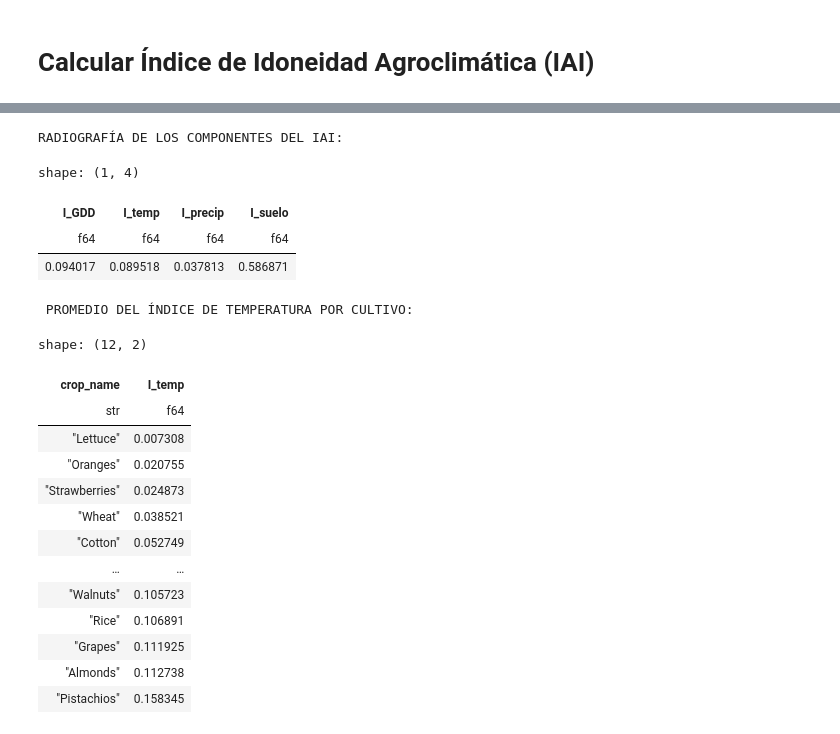
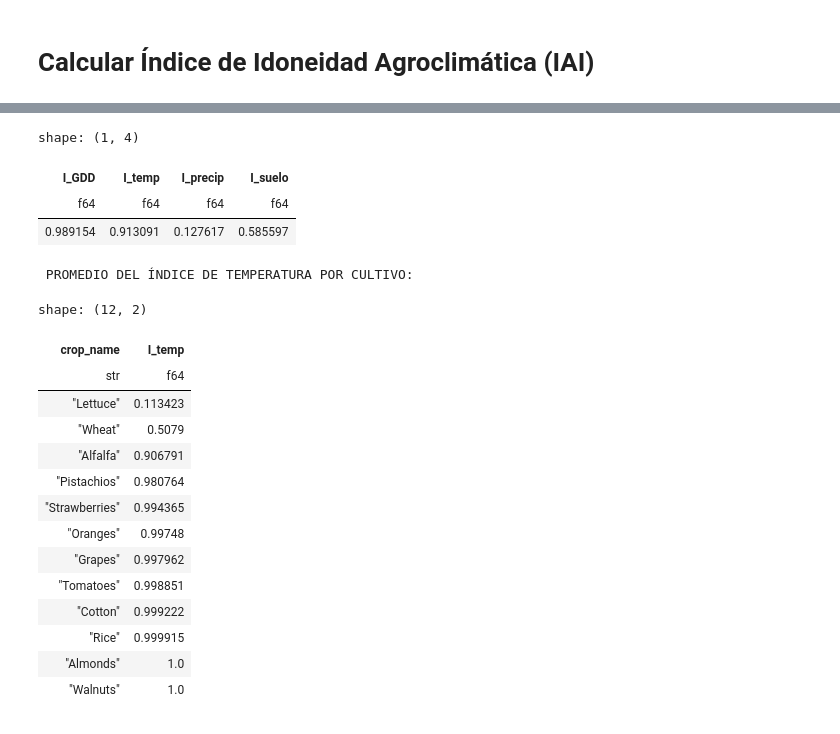
Before and after one commit to lesliemosquera96-netizen/TFM_Recomendador_cultivos, a Jupyter notebook: IAI/Modelado_IAI.ipynb, the cells around one changed output, grey strips where cells are left out. Cells and saved outputs as stored; diff of their text form; code cells hidden in the pictures.

```diff
--- a/IAI/Modelado_IAI.ipynb
+++ b/IAI/Modelado_IAI.ipynb
@@ -18,16 +21,16 @@ def save(fig, name):
     fig.savefig(path,dpi=300, bbox_inches="tight")
     print(f"  [guardado] {path}")
 # %%
-#Cargamos el Dataaset limpio
-df_clean = pl.read_parquet("C:/Users/lesli/Documents/TFM/Data/data_clean.parquet")
+#Cargamos el Dataaset historico limpio
+df_hist_clean = pl.read_parquet("C:/Users/lesli/Documents/TFM/Data/hist_clean.parquet")
 # %% [markdown]
 # Calcular Índice de Idoneidad Agroclimática (IAI)
 # %%
 # Aplicamos la función vectorizada
-df_iai = calculate_iai(df_clean)
+df_iai_hist = calculate_iai(df_hist_clean)
 
 # Extraemos los valores para graficar
-iai_values = df_iai["IAI"].to_numpy()
+iai_values = df_iai_hist["IAI"].to_numpy()
 
 print(f" IAI calculado exitosamente para {len(iai_values):,} parcelas.")
 # %% [output]
@@ -79,31 +82,32 @@ shape: (9, 2)
 | "max" | 1.0 |
 # %%
-print("RADIOGRAFÍA DE LOS COMPONENTES DEL IAI:")
+# Componendes del IAI
+pl.Config.set_tbl_rows(30)
 # Calculamos la media de cada componente individual para toda California
-componentes = df_iai.select(["I_GDD", "I_temp", "I_precip", "I_suelo"]).mean()
+componentes = df_iai_hist.select(["I_GDD", "I_temp", "I_precip", "I_suelo"]).mean()
 display(componentes)
 
 # Y para ver si el problema es general o de un cultivo en específico:
 print("\n PROMEDIO DEL ÍNDICE DE TEMPERATURA POR CULTIVO:")
-display(df_iai.group_by("crop_name").agg(pl.col("I_temp").mean()).sort("I_temp"))
+display(df_iai_hist.group_by("crop_name").agg(pl.col("I_temp").mean()).sort("I_temp"))
 # %% [output]
-RADIOGRAFÍA DE LOS COMPONENTES DEL IAI:
+shape: (1, 4)
+| I_GDD | I_temp | I_precip | I_suelo |
+| f64 | f64 | f64 | f64 |
+| 0.989154 | 0.913091 | 0.127617 | 0.585597 |
-shape: (1, 4)
+ PROMEDIO DEL ÍNDICE DE TEMPERATURA POR CULTIVO:
-| I_GDD | I_temp | I_precip | I_suelo |
-| f64 | f64 | f64 | f64 |
-| 0.094017 | 0.089518 | 0.037813 | 0.586871 |
- PROMEDIO DEL ÍNDICE DE TEMPERATURA POR CULTIVO:
+shape: (12, 2)
-shape: (12, 2)
 | crop_name | I_temp |
 | str | f64 |
-| "Lettuce" | 0.007308 |
-| "Oranges" | 0.020755 |
-| "Strawberries" | 0.024873 |
-| "Wheat" | 0.038521 |
-| "Cotton" | 0.052749 |
-| … | … |
-| "Walnuts" | 0.105723 |
-| "Rice" | 0.106891 |
-| "Grapes" | 0.111925 |
-| "Almonds" | 0.112738 |
-| "Pistachios" | 0.158345 |
+| "Lettuce" | 0.113423 |
+| "Wheat" | 0.5079 |
+| "Alfalfa" | 0.906791 |
+| "Pistachios" | 0.980764 |
+| "Strawberries" | 0.994365 |
+| "Oranges" | 0.99748 |
+| "Grapes" | 0.997962 |
+| "Tomatoes" | 0.998851 |
+| "Cotton" | 0.999222 |
+| "Rice" | 0.999915 |
+| "Almonds" | 1.0 |
+| "Walnuts" | 1.0 |
```
Also changed, not shown: parts of 16 cells of this notebook, 4 other files.
